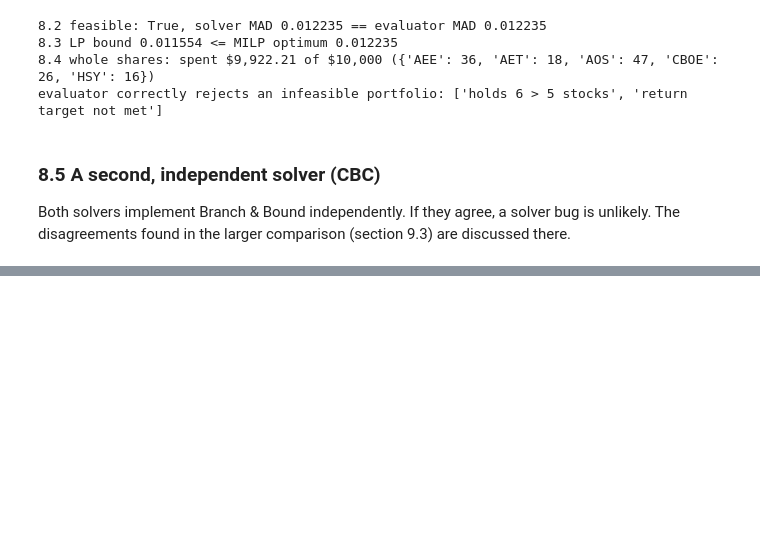
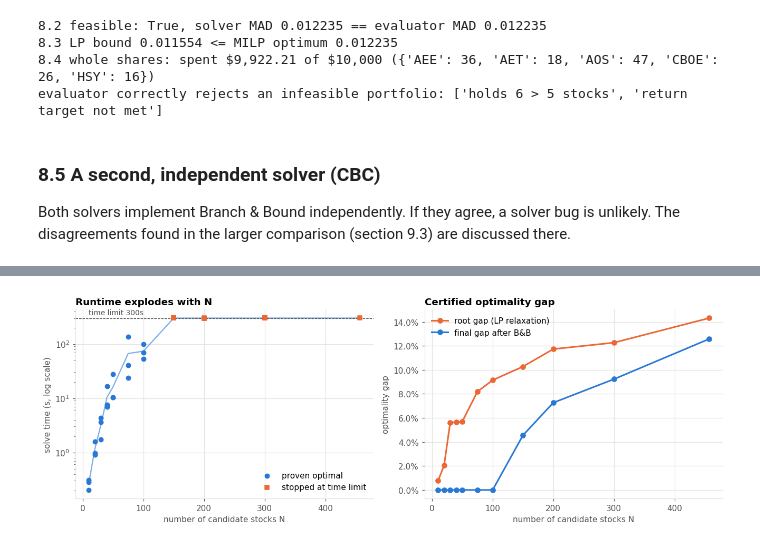
Before and after one commit to manoj1995madushanka/IT-5082-assignment, a Jupyter notebook: notebooks/02_exact_method.ipynb, the cells around one changed output, grey strips where cells are left out. Saved outputs shown, nothing was run; the diff lists cells and outputs as text; code cells hidden in the pictures; blank space fills up the shorter version.

```diff
--- a/notebooks/02_exact_method.ipynb
+++ b/notebooks/02_exact_method.ipynb
@@ -535,0 +692,18 @@ All verification checks passed.
+# %%
+def run_scalability(n, seed):
+    sub = random_subinstance(inst, n, seed) if n < inst.N else inst
+    lp = solve(sub, relax=True)
+    res = solve(sub, time_limit=TIME_LIMIT)
+    return result_row(res, sub, n=n, seed=seed, time_limit=TIME_LIMIT) | {
+        "lp_relaxation_bound": lp["mad"], "lp_time": round(lp["solve_time"], 3),
+        "search_space_log10": math.log10(n_subsets(n))}
+
+sizes = [10, 20, 30, 40, 50, 75, 100, 150, 200, 300, 457]
+sc = run_experiment("scalability", [{"n": n, "seed": s} for n in sizes for s in ([0, 1, 2] if n < 457 else [0])],
+                    run_scalability)
+sc["root_gap"] = (sc["mad"] - sc["lp_relaxation_bound"]) / sc["mad"]
+agg = sc.groupby("n").agg(runs=("seed", "count"), proven_optimal=("proven_optimal", "mean"),
+                          mean_time_s=("solve_time", "mean"), max_time_s=("solve_time", "max"),
+                          mean_nodes=("nodes", "mean"), mean_final_gap=("gap", "mean"),
+                          mean_root_gap=("root_gap", "mean"), search_space_log10=("search_space_log10", "first"))
+agg
@@ -535,0 +724,27 @@ All verification checks passed.
+# %%
+fig, axes = plt.subplots(1, 2, figsize=(12, 4.2))
+ax = axes[0]
+opt, lim = sc[sc["proven_optimal"]], sc[~sc["proven_optimal"]]
+ax.scatter(opt["n"], opt["solve_time"], color=BLUE, s=30, label="proven optimal", zorder=3)
+ax.scatter(lim["n"], lim["solve_time"], color=ORANGE, marker="s", s=30, label="stopped at time limit", zorder=3)
+ax.plot(agg.index, agg["mean_time_s"], color=BLUE, lw=1.5, alpha=0.6)
+ax.axhline(TIME_LIMIT, color=MUTED, lw=0.8, ls="--")
+ax.text(10, TIME_LIMIT * 1.15, f"time limit {TIME_LIMIT}s", color=MUTED, fontsize=9)
+ax.set_yscale("log")
+ax.set_xlabel("number of candidate stocks N")
+ax.set_ylabel("solve time (s, log scale)")
+ax.set_title("Runtime explodes with N")
+ax.legend(loc="lower right")
+
+ax = axes[1]
+ax.plot(agg.index, agg["mean_root_gap"], "o-", color=ORANGE, label="root gap (LP relaxation)")
+ax.plot(agg.index, agg["mean_final_gap"], "o-", color=BLUE, label="final gap after B&B")
+ax.yaxis.set_major_formatter(PercentFormatter(1))
+ax.set_xlabel("number of candidate stocks N")
+ax.set_ylabel("optimality gap")
+ax.set_title("Certified optimality gap")
+ax.legend(loc="upper left")
+fig.tight_layout()
+save(fig, "02_scalability")
+# %% [output]
+[figure, added]
```
Also changed, not shown: parts of 29 cells of this notebook, 13 other files.
